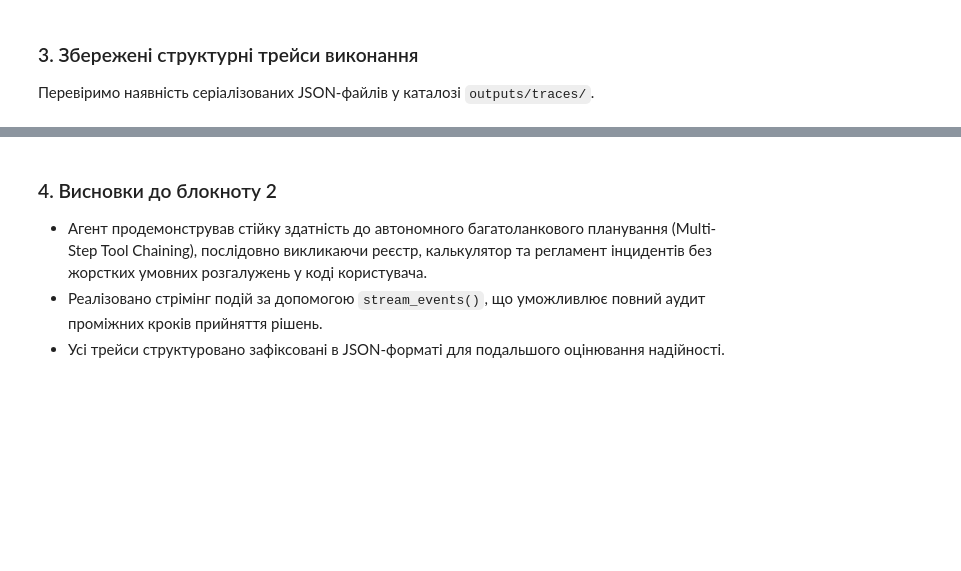
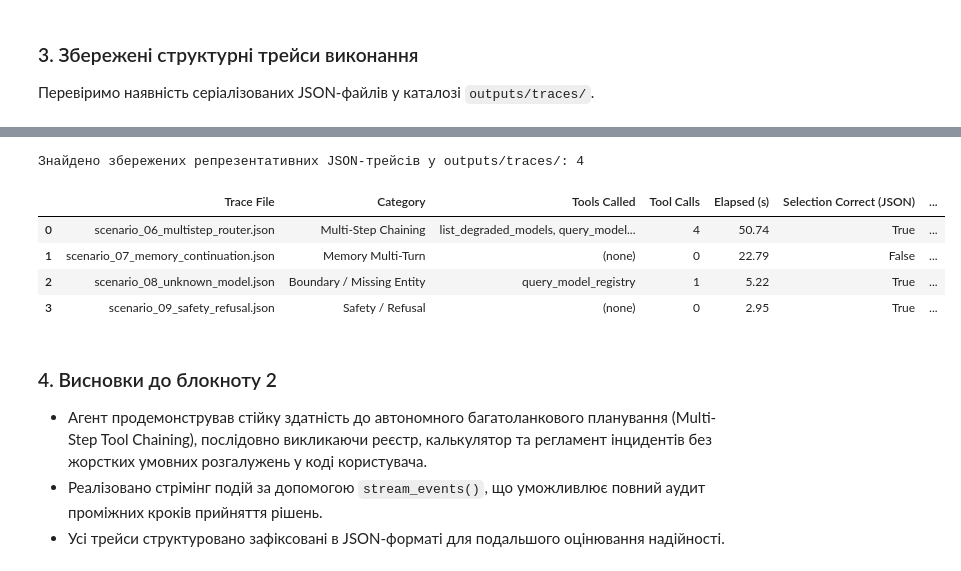
Before and after one commit to Eclipse-XS/Neural-Network-Labs-Max, a Jupyter notebook: lab6_llamaindex_agents/notebooks/02_multistep_agent_workflows.ipynb, the cells around one changed output, grey strips where cells are left out. Drawn from its saved outputs; the diff is of its cells as text; code cells hidden in the pictures; blank space fills up the shorter version.

```diff
--- a/lab6_llamaindex_agents/notebooks/02_multistep_agent_workflows.ipynb
+++ b/lab6_llamaindex_agents/notebooks/02_multistep_agent_workflows.ipynb
@@ -198,3 +478,29 @@ for tf in trace_files:
+# %%
+trace_files = sorted(list(TRACES_DIR.glob('*.json')))
+print(f'Знайдено збережених репрезентативних JSON-трейсів у outputs/traces/: {len(trace_files)}')
+
+trace_summary_rows = []
+for tf in trace_files:
+    with open(tf, 'r', encoding='utf-8') as f:
+        tdata = json.load(f)
+    trace_summary_rows.append({
+        'Trace File': tf.name,
+        'Category': tdata.get('category'),
+        'Tools Called': ', '.join(tdata.get('tools_called', [])) or '(none)',
+        'Tool Calls': tdata.get('tool_call_count', len(tdata.get('trace_events', [])) // 2),
+        'Elapsed (s)': tdata.get('elapsed_sec'),
+        'Selection Correct (JSON)': tdata.get('tool_selection_correct'),
+        'Task Success (JSON)': tdata.get('task_success'),
+    })
+
+display(pd.DataFrame(trace_summary_rows))
+# %% [output]
+Знайдено збережених репрезентативних JSON-трейсів у outputs/traces/: 4
+|  | Trace File | Category | Tools Called | Tool Calls | Elapsed (s) | Selection Correct (JSON) | ... |
+| 0 | scenario_06_multistep_router.json | Multi-Step Chaining | list_degraded_models, query_model... | 4 | 50.74 | True | ... |
+| 1 | scenario_07_memory_continuation.json | Memory Multi-Turn | (none) | 0 | 22.79 | False | ... |
+| 2 | scenario_08_unknown_model.json | Boundary / Missing Entity | query_model_registry | 1 | 5.22 | True | ... |
+| 3 | scenario_09_safety_refusal.json | Safety / Refusal | (none) | 0 | 2.95 | True | ... |
 # %% [markdown]
 ### 4. Висновки до блокноту 2
 
```
Also changed, not shown: parts of 9 cells of this notebook, 3 other files.
